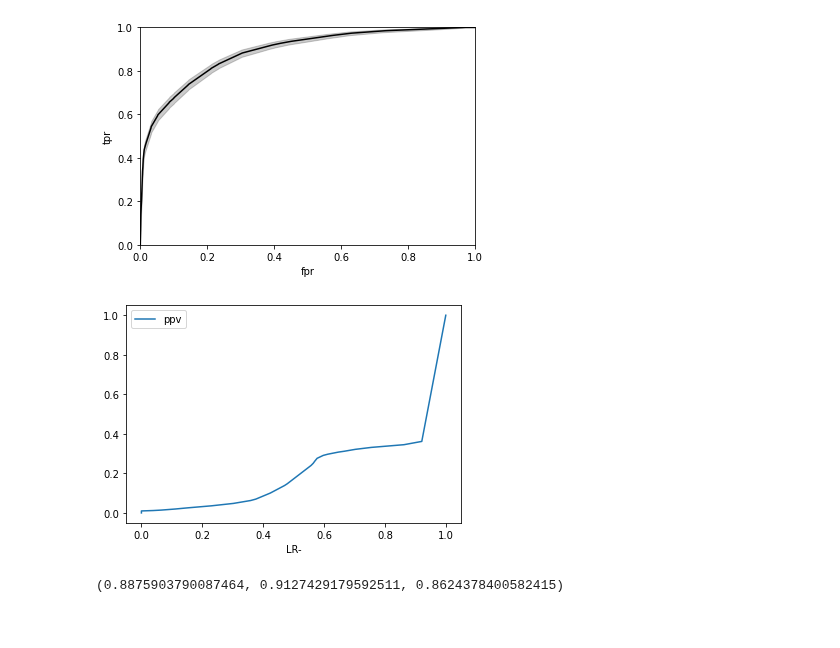
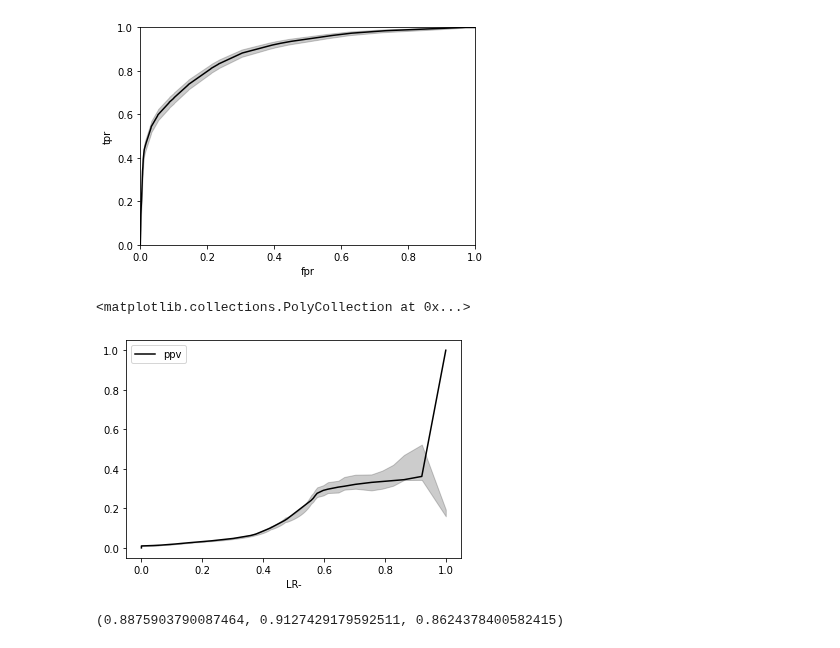
Before and after one commit to zeroknowledgediscovery/zedstat, a Jupyter notebook: examples/example1.ipynb, the cells around one changed output. Cells and saved outputs as stored; diff of their text form; code cells hidden in the pictures.

```diff
--- a/examples/example1.ipynb
+++ b/examples/example1.ipynb
@@ -65,10 +31,13 @@ ax.set_ylim(0,1)
 ax.set_ylabel('tpr');
 # %% [output]
 [figure]
-# %%
-ax=zt.get().plot(x='LR-',y='ppv')
-# %% [output]
-[figure, removed]
+# %%
+ax=plt.gca()
+ax=zt.get().plot(ax=ax,x='LR-',y='ppv',color='k')
+plt.fill_between(x=zt.get()['LR-'], y1=zt.df_lim['U'].ppv,y2=zt.df_lim['L'].ppv, color='k',alpha=.2)
+# %% [output]
+<matplotlib.collections.PolyCollection at 0x...>
+[figure, added]
 # %%
 # compute auc with confidence bounds
 zt.auc(alpha=.001)
```
Also changed, not shown: parts of 11 cells of this notebook, 15 other files.
